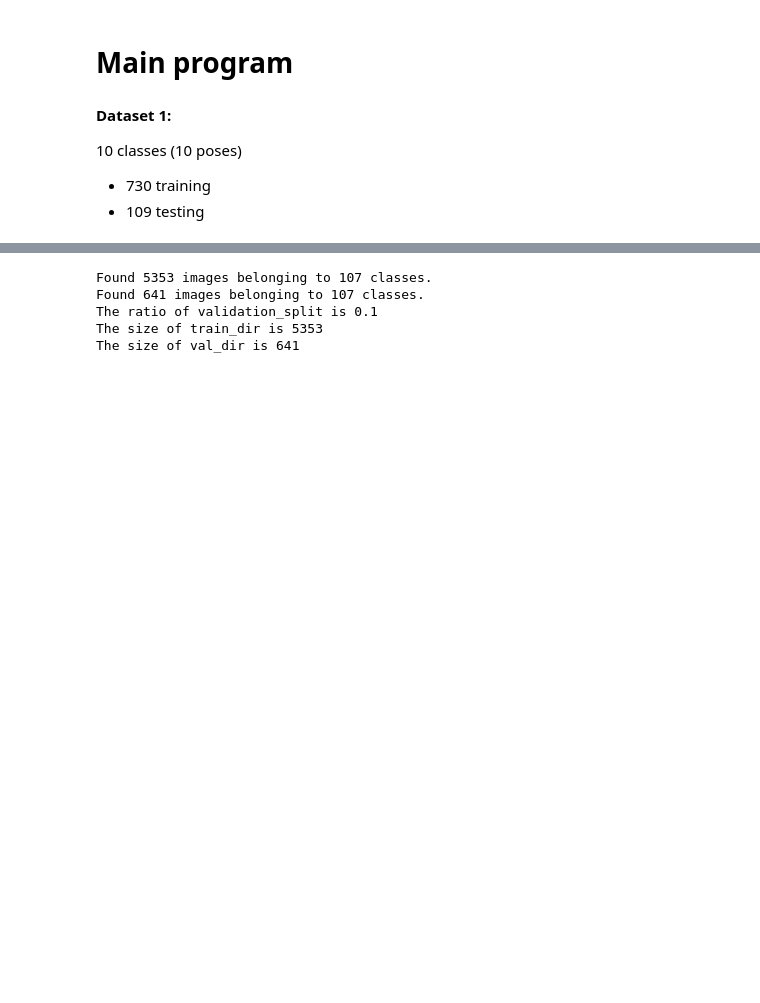
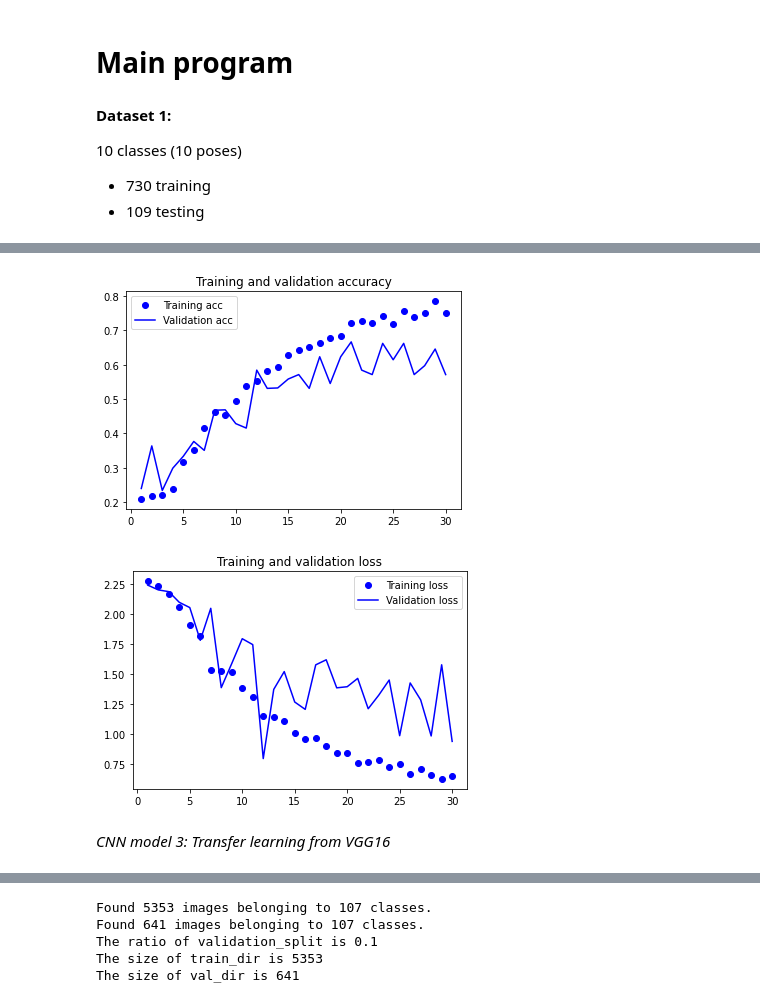
Before and after one commit to tduffy000/deep-learning-group, a Jupyter notebook: Yoga pose model_Tony.ipynb, the cells around one changed output, grey strips where cells are left out. Cells and saved outputs as stored; diff of their text form; code cells hidden in the pictures; blank space fills up the shorter version.

```diff
--- a/Yoga pose model_Tony.ipynb
+++ b/Yoga pose model_Tony.ipynb
@@ -133,0 +209,17 @@ test_datagen = ImageDataGenerator(rescale = 1./255)
+# %%
+classifier_2 = Sequential()
+
+classifier_2.add(Conv2D(32, (3, 3), input_shape = (64, 64, 3), activation = 'relu'))
+classifier_2.add(MaxPooling2D(pool_size = (2, 2)))
+classifier_2.add(Conv2D(64, (3, 3), activation = 'relu'))
+classifier_2.add(MaxPooling2D(pool_size = (2, 2)))
+classifier_2.add(Conv2D(128, (3, 3), activation = 'relu'))
+classifier_2.add(MaxPooling2D(pool_size = (2, 2)))
+classifier_2.add(Conv2D(128, (3, 3), activation = 'relu'))
+classifier_2.add(MaxPooling2D(pool_size = (2, 2)))
+classifier_2.add(Flatten())
+classifier_2.add(Dropout(0.5))
+classifier_2.add(Dense(units = 128, activation = 'relu'))
+classifier_2.add(Dense(units = 10, activation = 'softmax')) # number of classes
+
+classifier_2.summary()
@@ -134,17 +244,13 @@ test_datagen = ImageDataGenerator(rescale = 1./255)
 # %%
-training_set = train_datagen.flow_from_directory(TRAIN_DIR,
-                                                 target_size = (64, 64),
-                                                 batch_size = batch_size,
-                                                 class_mode = 'categorical')
+classifier_2.compile(
+              optimizer = 'adam',
+              loss = 'categorical_crossentropy',
+              metrics = ['accuracy'])
 
-test_set = test_datagen.flow_from_directory(TEST_DIR,
-                                            target_size = (64, 64),
-                                            batch_size = batch_size,
-                                            class_mode = 'categorical')
-
-classifier.fit_generator(training_set,
-                         steps_per_epoch = 729 // batch_size, # number of training set images, 729
-                         epochs = 1,
-                         validation_data = test_set,
-                         validation_steps = 229 // batch_size) # number of test set images, 229
+model_fit_2 = classifier_2.fit_generator(
+                training_set,
+                steps_per_epoch = 730 // batch_size, # number of training set images, 729
+                epochs = 30,
+                validation_data = test_set,
+                validation_steps = 109 // batch_size) # number of test set images, 109
 # %% [output]
@@ -156,2 +274,8 @@ Epoch 1/1
 # %%
-classifier.save('yoga_practice_model_10.h5') #save model
+classifier_2.save('classifier_2.h5') #save model
+plotModel(model_fit_2)
+# %% [output]
+[figure, added]
+[figure, added]
+# %% [markdown]
+*CNN model 3: Transfer learning from VGG16*
```
Also changed, not shown: parts of 29 cells of this notebook, 4 other files.
